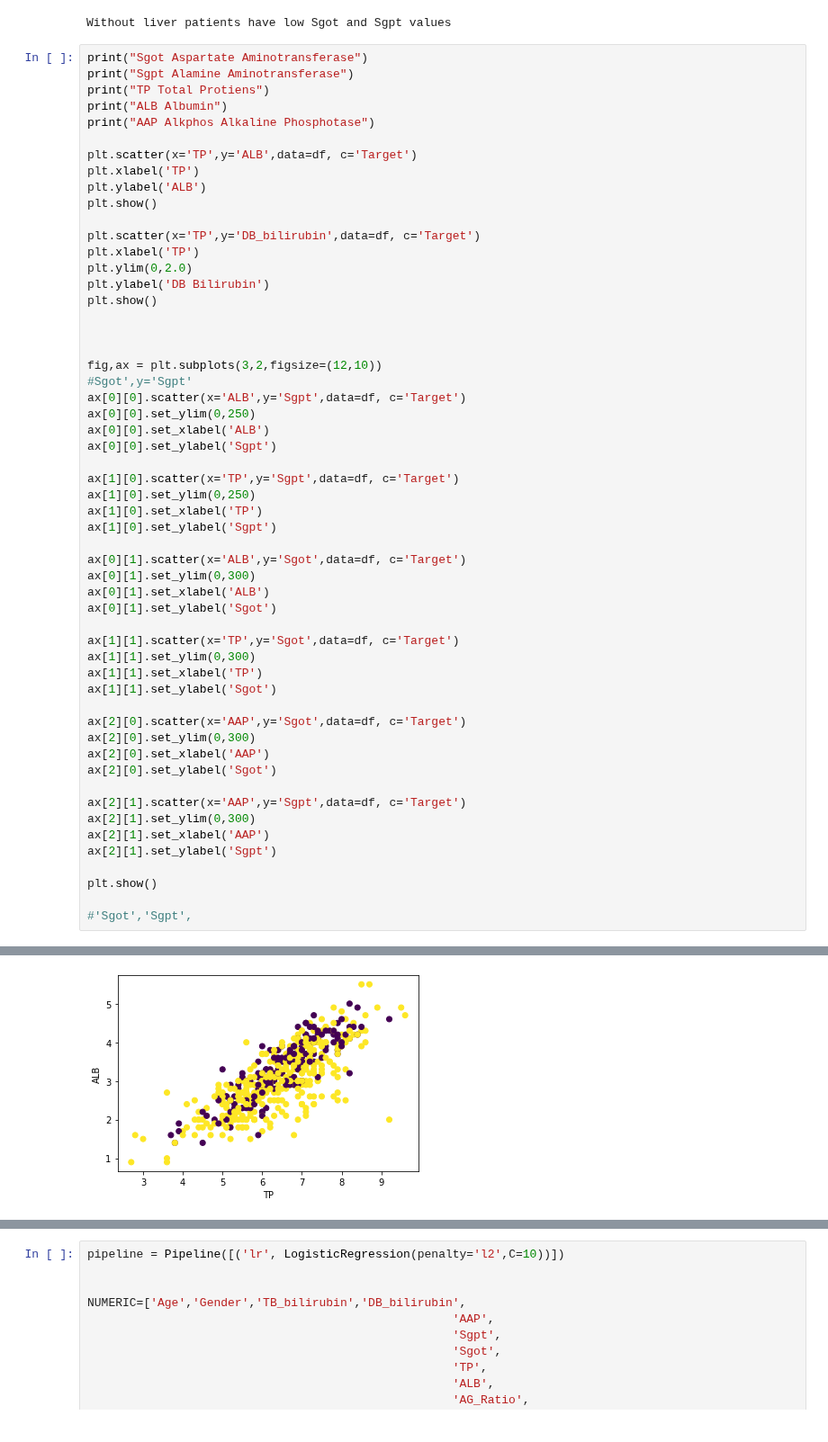
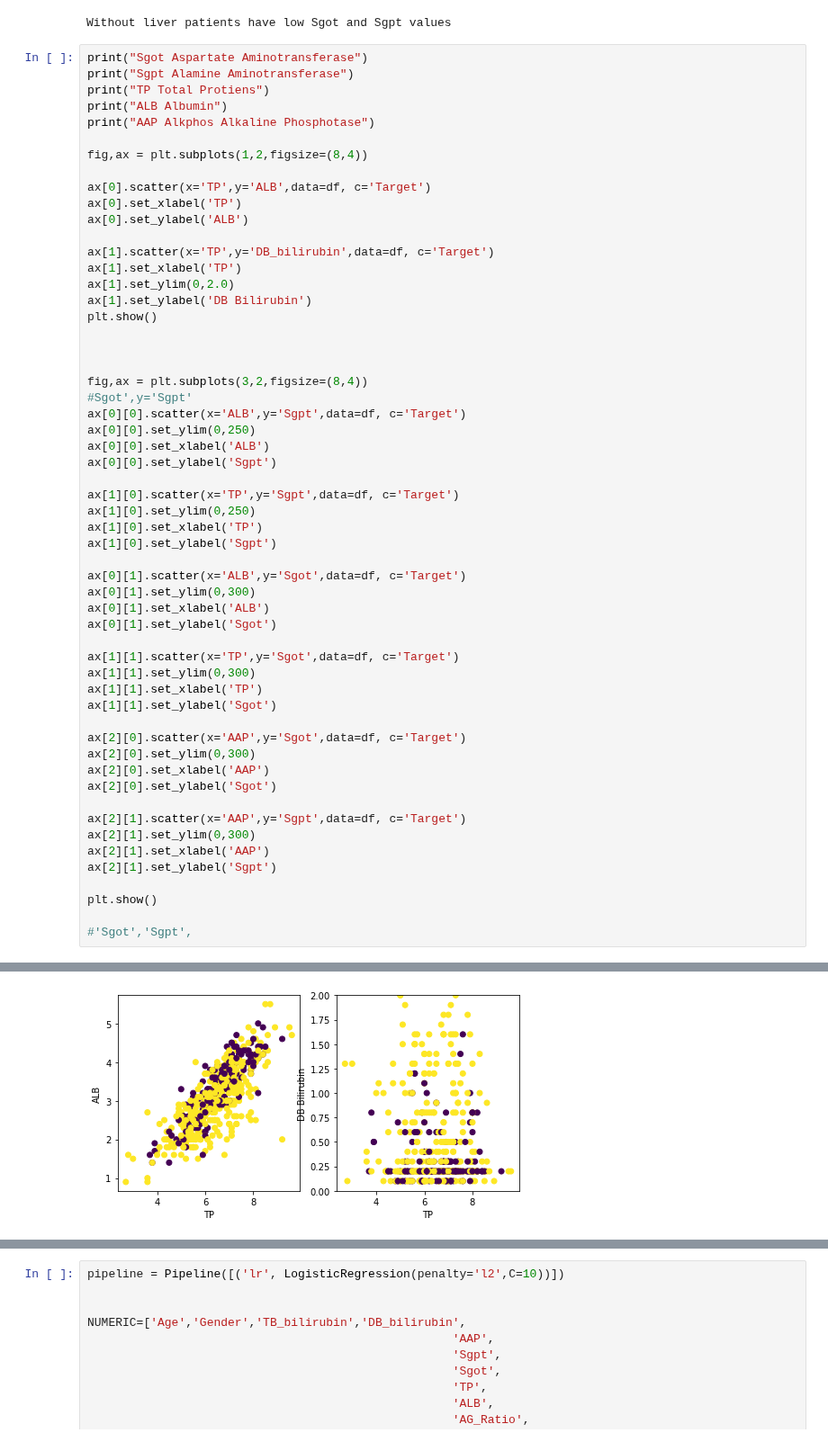
Before and after one commit to Andru-1987/python-deep-learning, a Jupyter notebook: Indian Liver Patient .ipynb, the cells around one changed output, grey strips where cells are left out. Shown at 90% size. Saved outputs shown, nothing was run; the diff lists cells and outputs as text.

```diff
--- a/Indian Liver Patient .ipynb
+++ b/Indian Liver Patient .ipynb
@@ -111,20 +111,21 @@ print("TP Total Protiens")
 print("ALB Albumin")
 print("AAP Alkphos Alkaline Phosphotase")
 
-plt.scatter(x='TP',y='ALB',data=df, c='Target')
-plt.xlabel('TP')
-plt.ylabel('ALB')
-plt.show()
+fig,ax = plt.subplots(1,2,figsize=(8,4))
 
-plt.scatter(x='TP',y='DB_bilirubin',data=df, c='Target')
-plt.xlabel('TP')
-plt.ylim(0,2.0)
-plt.ylabel('DB Bilirubin')
+ax[0].scatter(x='TP',y='ALB',data=df, c='Target')
+ax[0].set_xlabel('TP')
+ax[0].set_ylabel('ALB')
+
+ax[1].scatter(x='TP',y='DB_bilirubin',data=df, c='Target')
+ax[1].set_xlabel('TP')
+ax[1].set_ylim(0,2.0)
+ax[1].set_ylabel('DB Bilirubin')
 plt.show()
 
 
 
-fig,ax = plt.subplots(3,2,figsize=(12,10))
+fig,ax = plt.subplots(3,2,figsize=(8,4))
 #Sgot',y='Sgpt'
 ax[0][0].scatter(x='ALB',y='Sgpt',data=df, c='Target')
 ax[0][0].set_ylim(0,250)
@@ -138,31 +139,31 @@ ax[1][0].set_ylabel('Sgpt')
 
 ax[0][1].scatter(x='ALB',y='Sgot',data=df, c='Target')
 ax[0][1].set_ylim(0,300)
 ax[0][1].set_xlabel('ALB')
 ax[0][1].set_ylabel('Sgot')
 
 ax[1][1].scatter(x='TP',y='Sgot',data=df, c='Target')
 ax[1][1].set_ylim(0,300)
 ax[1][1].set_xlabel('TP')
 ax[1][1].set_ylabel('Sgot')
 
 ax[2][0].scatter(x='AAP',y='Sgot',data=df, c='Target')
 ax[2][0].set_ylim(0,300)
 ax[2][0].set_xlabel('AAP')
 ax[2][0].set_ylabel('Sgot')
 
 ax[2][1].scatter(x='AAP',y='Sgpt',data=df, c='Target')
 ax[2][1].set_ylim(0,300)
 ax[2][1].set_xlabel('AAP')
 ax[2][1].set_ylabel('Sgpt')
 
 plt.show()
 
 #'Sgot','Sgpt',
 # %% [output]
 Sgot Aspartate Aminotransferase
 Sgpt Alamine Aminotransferase
 TP Total Protiens
 ALB Albumin
 AAP Alkphos Alkaline Phosphotase
-[figure, old version]
+[figure, new version]
```
Also changed, not shown: parts of 8 cells of this notebook.
